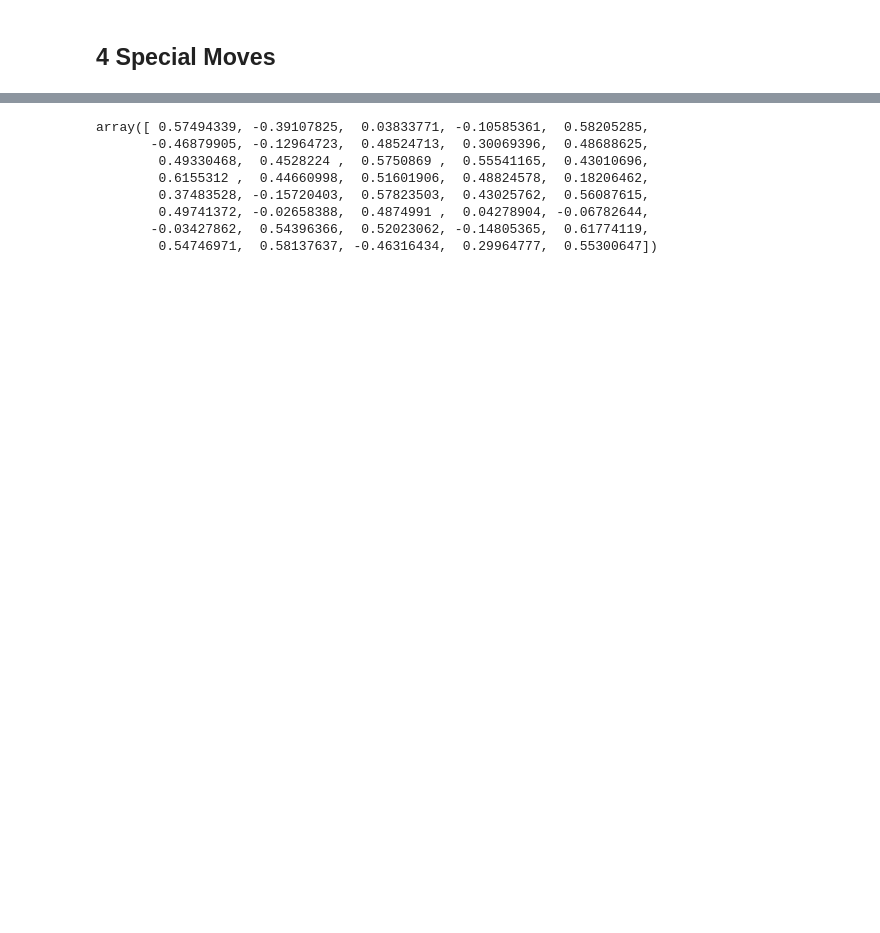
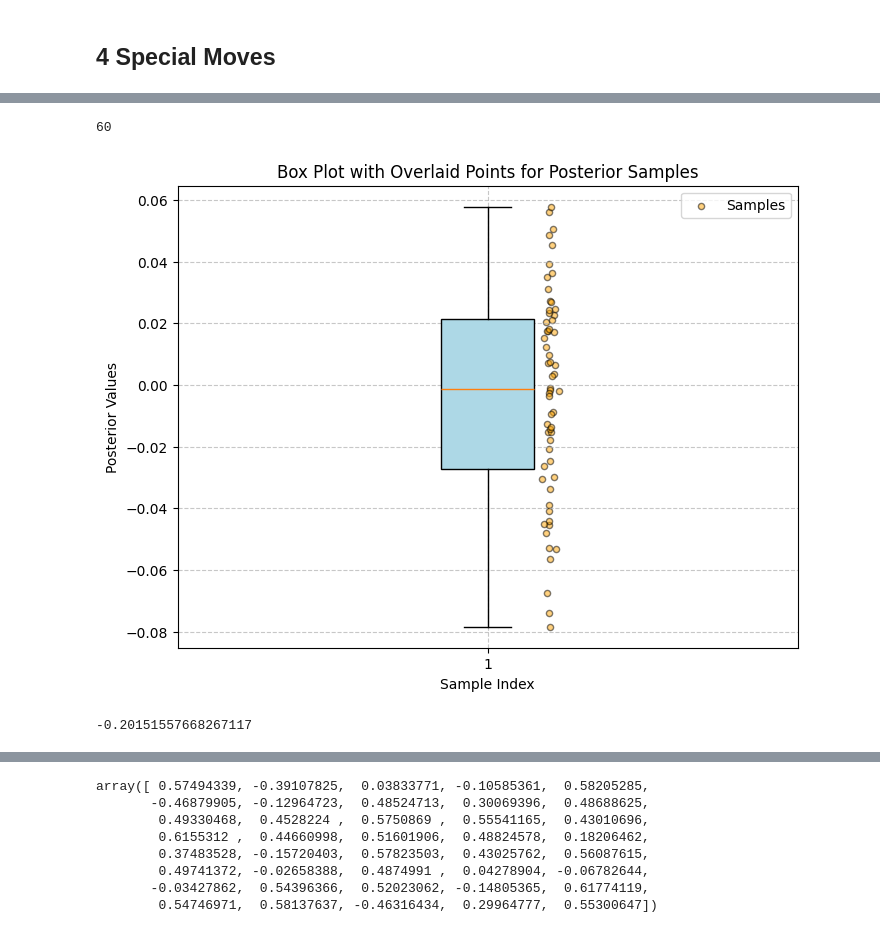
Before and after one commit to yanshuotan/bart-playground, a Jupyter notebook: notebooks/test_MCMC.ipynb, the cells around one changed output, grey strips where cells are left out. Saved outputs shown, nothing was run; the diff lists cells and outputs as text; code cells hidden in the pictures; blank space fills up the shorter version.

```diff
--- a/notebooks/test_MCMC.ipynb
+++ b/notebooks/test_MCMC.ipynb
@@ -108,0 +172,3 @@ results
+# %%
+eval_single = [float(bart.trace[0].trees[i].evaluate(X_sample)) for i in range(len(bart.trace[0].trees))]
+eval_single
@@ -108,0 +193,24 @@ results
+# %%
+len(eval_single)
+# %% [output]
+60
+# %%
+plt.figure(figsize=(8, 6))
+plt.boxplot(eval_single, vert=True, patch_artist=True, boxprops=dict(facecolor='lightblue'))
+for i in range(len(eval_single)):
+    y = eval_single[i]
+    x = np.random.normal(1.1, 0.005, size=1)
+    plt.scatter(x, y, alpha=0.5, color='orange', edgecolor='k', s=20, label='Samples' if i == 0 else None)
+
+plt.title('Box Plot with Overlaid Points for Posterior Samples')
+plt.ylabel('Posterior Values')
+plt.xlabel('Sample Index')
+plt.grid(True, linestyle='--', alpha=0.7)
+plt.legend()
+plt.show()
+# %% [output]
+[figure, added]
+# %%
+np.sum(eval_single)
+# %% [output]
+-0.20151557668267117
```
Also changed, not shown: parts of 17 cells of this notebook, 2 other files.
